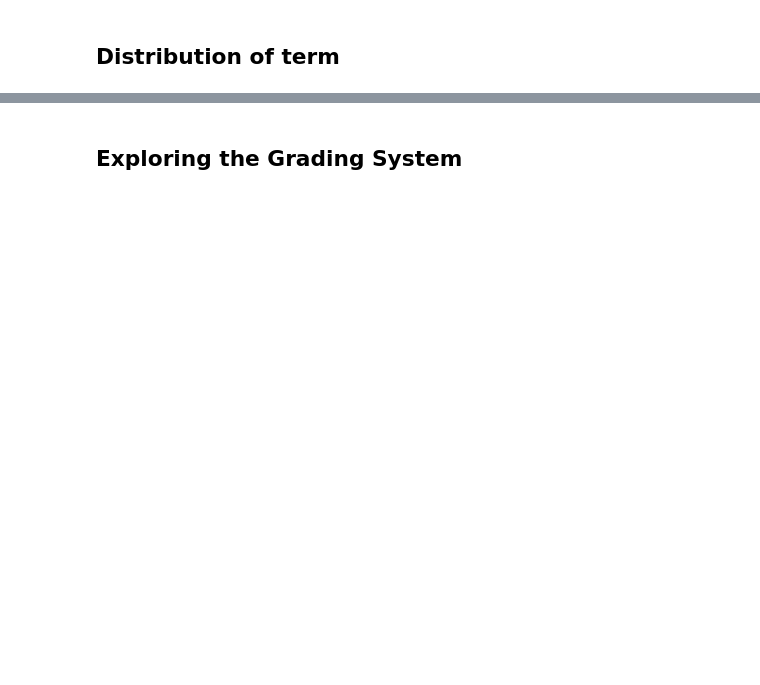
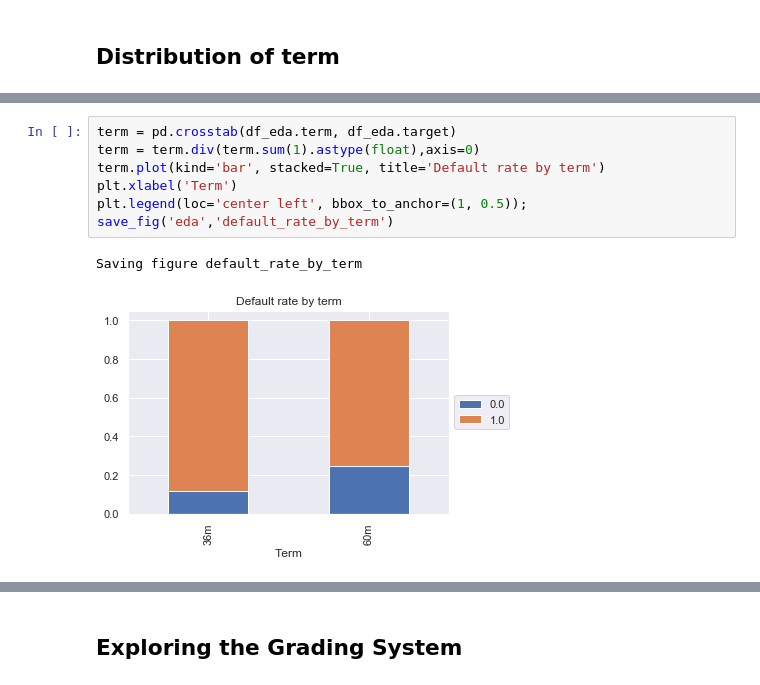
Before and after one commit to torben90/NF_Prj_LendingClub, a Jupyter notebook: LendingClub_Main.ipynb, the cells around one changed output, grey strips where cells are left out. Saved outputs shown, nothing was run; the diff lists cells and outputs as text; blank space fills up the shorter version.

```diff
--- a/LendingClub_Main.ipynb
+++ b/LendingClub_Main.ipynb
@@ -63,0 +273,10 @@ cleaning_pass_02
+# %%
+term = pd.crosstab(df_eda.term, df_eda.target)
+term = term.div(term.sum(1).astype(float),axis=0)
+term.plot(kind='bar', stacked=True, title='Default rate by term')
+plt.xlabel('Term')
+plt.legend(loc='center left', bbox_to_anchor=(1, 0.5));
+save_fig('eda','default_rate_by_term')
+# %% [output]
+Saving figure default_rate_by_term
+[figure, added]
```
Also changed, not shown: parts of 82 cells of this notebook.
